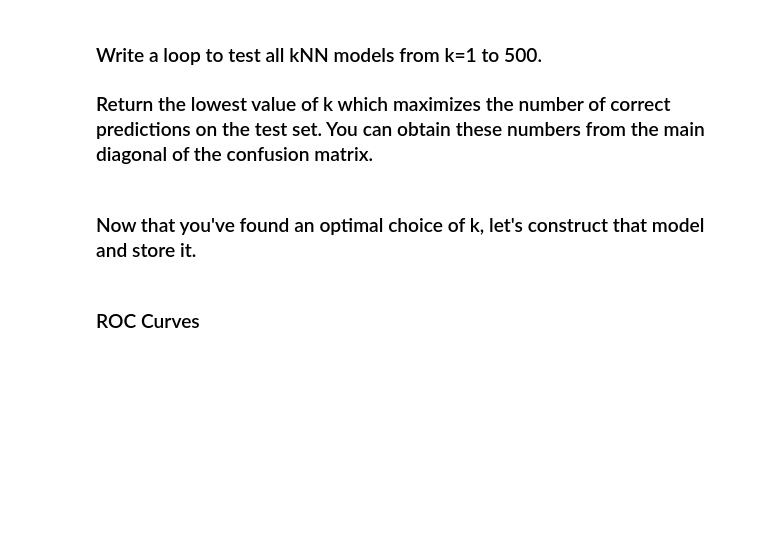
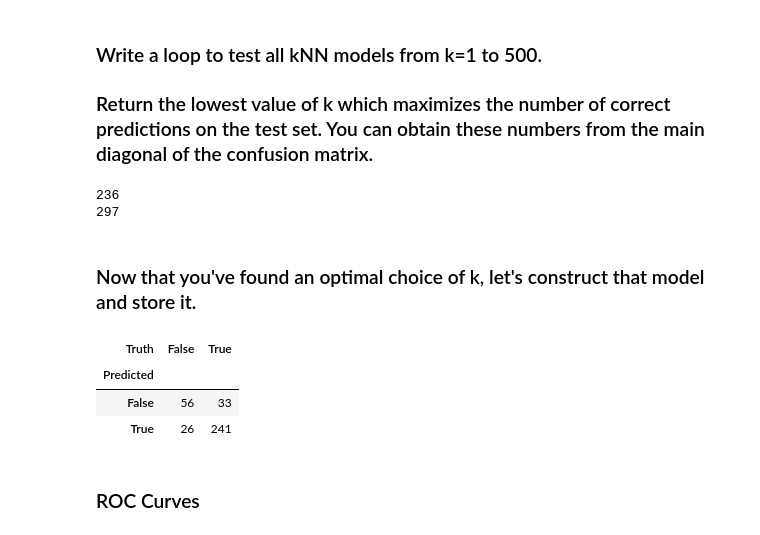
Before and after one commit to ChristopherLambiase/code_2600, a Jupyter notebook: mod06_classification.ipynb, the cells around one changed output. Drawn from its saved outputs; the diff is of its cells as text; code cells hidden in the pictures; blank space fills up the shorter version.

```diff
--- a/mod06_classification.ipynb
+++ b/mod06_classification.ipynb
@@ -313,19 +334,33 @@ best_k = 0
 num_correct_pred = 0
 
 for k in range(1,500):
-    #fillin
+    knn = KNeighborsClassifier(n_neighbors=k)
+    knn.fit(X_train_array, y_train)
+    knn_test = knn.predict(X_test_array)
+    knn_correct = (knn_test == y_test).sum()
+    if knn_correct > num_correct_pred:
+        best_k = k
+        num_correct_pred = knn_correct
 
 print(best_k)
 print(num_correct_pred)
+# %% [output]
+236
+297
 # %% [markdown]
 ### Now that you've found an optimal choice of k, let's construct that model and store it.
 # %%
-knn_opt = KNeighborsClassifier(n_neighbors=#fillin
+knn_opt = KNeighborsClassifier(n_neighbors=236
                                )
 knn_opt.fit(X_train_array, y_train)
 knn_opt_test = knn_opt.predict(X_test_array)
 
 confusion_table(knn_opt_test, y_test)
+# %% [output]
+| Truth | False | True |
+| Predicted |  |  |
+| False | 56 | 33 |
+| True | 26 | 241 |
 # %% [markdown]
 ### ROC Curves
 # %%
```
Also changed, not shown: parts of 8 cells of this notebook.
